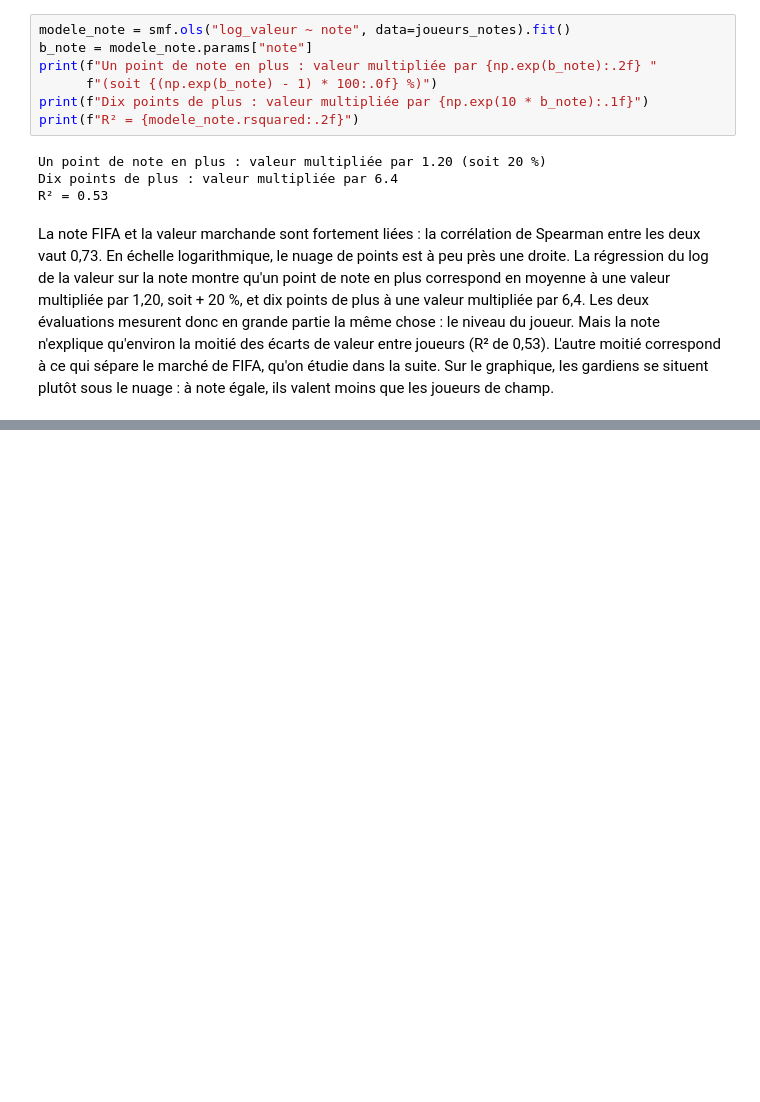
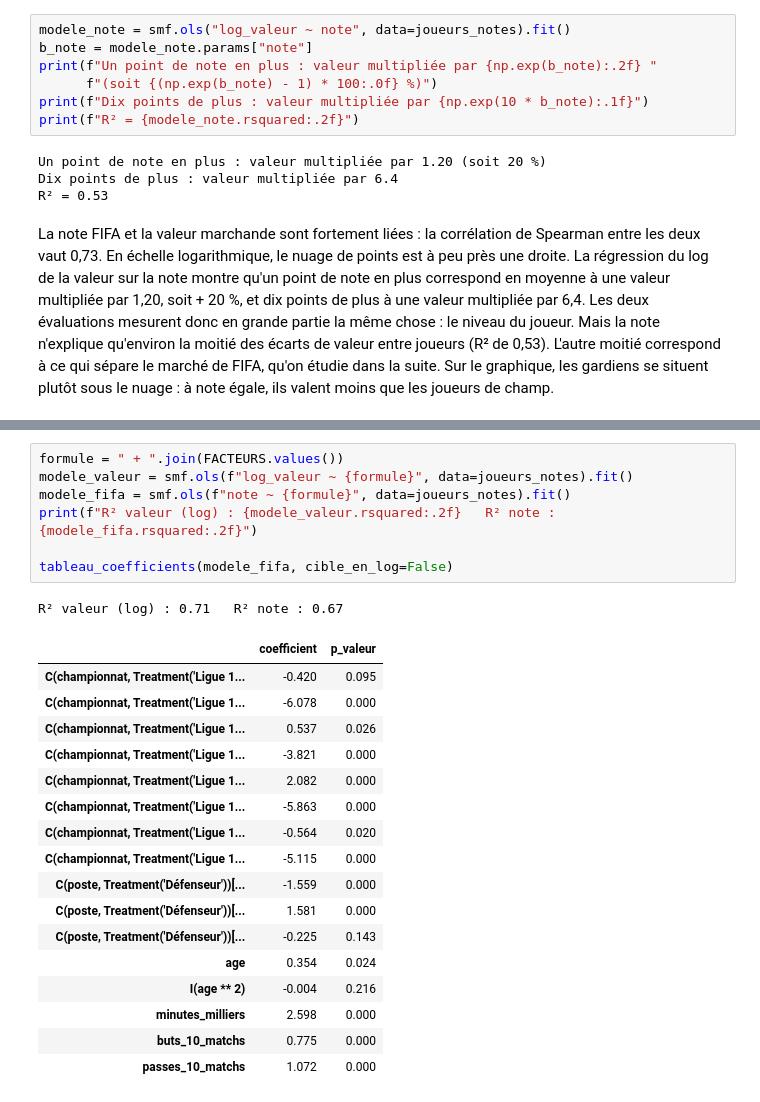
Before and after one commit to Iseo-sort/projet_python_football, a Jupyter notebook: notebooks/analyse_fifa.ipynb, the cells around one changed output, grey strips where cells are left out. Saved outputs shown, nothing was run; the diff lists cells and outputs as text; blank space fills up the shorter version.

```diff
--- a/notebooks/analyse_fifa.ipynb
+++ b/notebooks/analyse_fifa.ipynb
@@ -257,0 +263,26 @@ La note FIFA et la valeur marchande sont fortement liées : la corrélation de S
+# %%
+formule = " + ".join(FACTEURS.values())
+modele_valeur = smf.ols(f"log_valeur ~ {formule}", data=joueurs_notes).fit()
+modele_fifa = smf.ols(f"note ~ {formule}", data=joueurs_notes).fit()
+print(f"R² valeur (log) : {modele_valeur.rsquared:.2f}   R² note : {modele_fifa.rsquared:.2f}")
+
+tableau_coefficients(modele_fifa, cible_en_log=False)
+# %% [output]
+R² valeur (log) : 0.71   R² note : 0.67
+|  | coefficient | p_valeur |
+| C(championnat, Treatment('Ligue 1... | -0.420 | 0.095 |
+| C(championnat, Treatment('Ligue 1... | -6.078 | 0.000 |
+| C(championnat, Treatment('Ligue 1... | 0.537 | 0.026 |
+| C(championnat, Treatment('Ligue 1... | -3.821 | 0.000 |
+| C(championnat, Treatment('Ligue 1... | 2.082 | 0.000 |
+| C(championnat, Treatment('Ligue 1... | -5.863 | 0.000 |
+| C(championnat, Treatment('Ligue 1... | -0.564 | 0.020 |
+| C(championnat, Treatment('Ligue 1... | -5.115 | 0.000 |
+| C(poste, Treatment('Défenseur'))[... | -1.559 | 0.000 |
+| C(poste, Treatment('Défenseur'))[... | 1.581 | 0.000 |
+| C(poste, Treatment('Défenseur'))[... | -0.225 | 0.143 |
+| age | 0.354 | 0.024 |
+| I(age ** 2) | -0.004 | 0.216 |
+| minutes_milliers | 2.598 | 0.000 |
+| buts_10_matchs | 0.775 | 0.000 |
+| passes_10_matchs | 1.072 | 0.000 |
```
Also changed, not shown: parts of 6 cells of this notebook.
